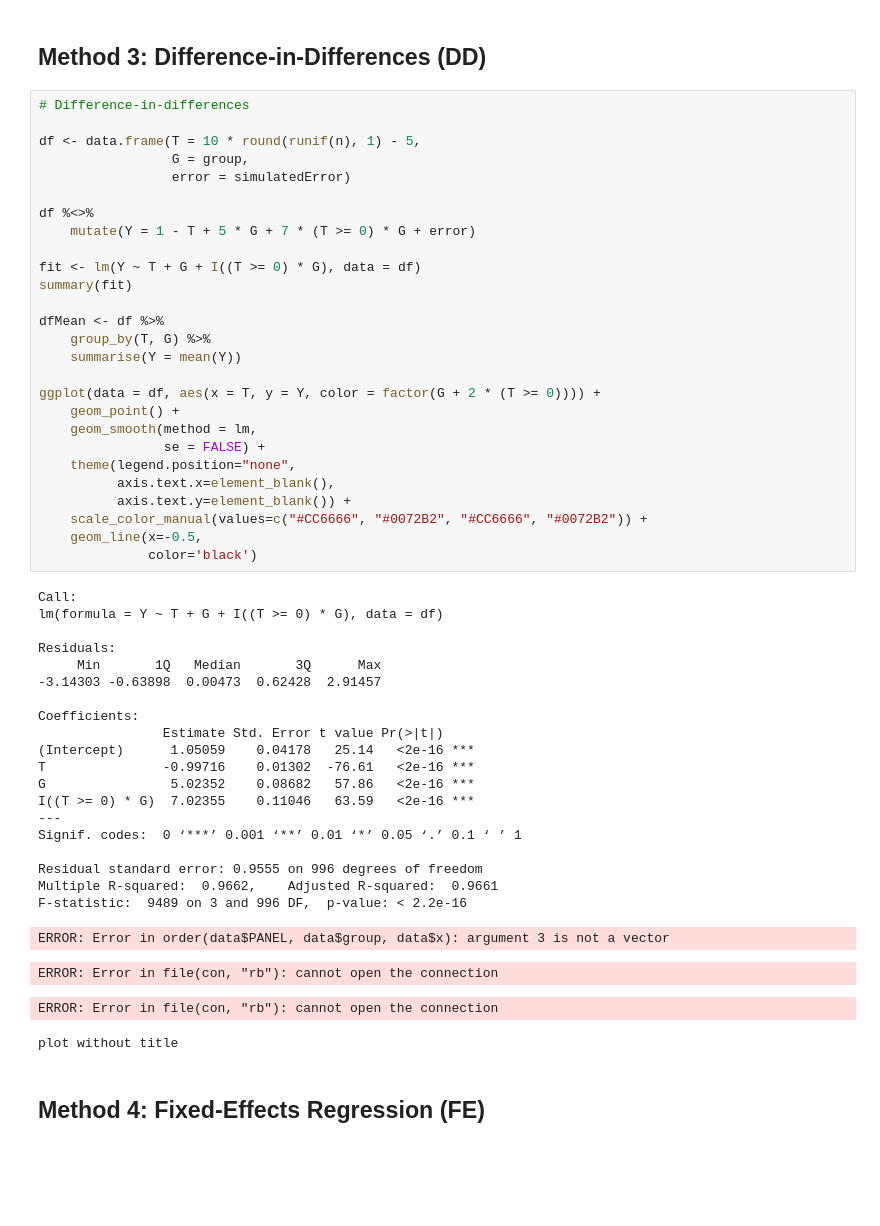
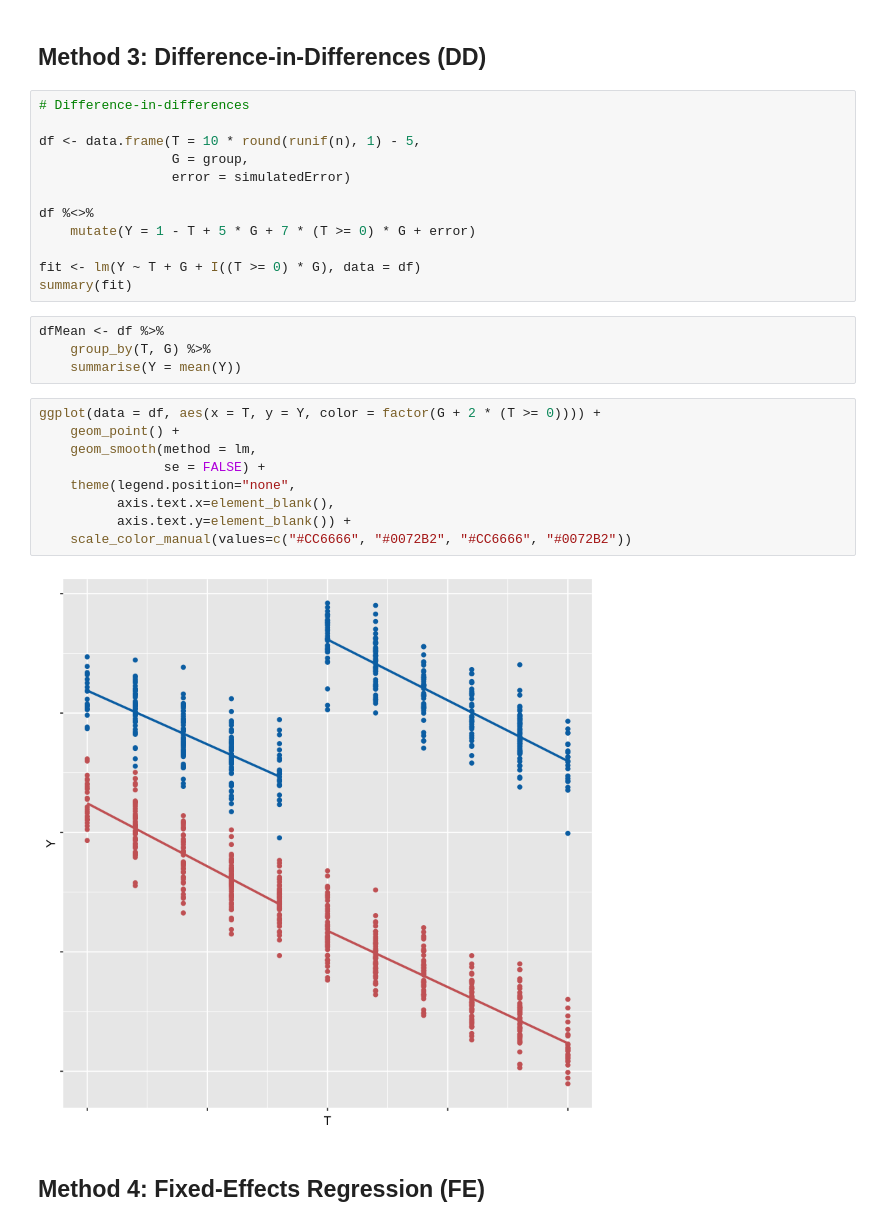
Before and after one commit to TeconomicsBlog/notebooks, a Jupyter notebook: CausalInference.ipynb, the cells around one changed output. Cells and saved outputs as stored; diff of their text form; blank space fills up the shorter version.

```diff
--- a/CausalInference.ipynb
+++ b/CausalInference.ipynb
@@ -149,45 +160,21 @@ df %<>%
 
 fit <- lm(Y ~ T + G + I((T >= 0) * G), data = df)
 summary(fit)
-
-dfMean <- df %>%
-    group_by(T, G) %>%
-    summarise(Y = mean(Y))
-
-ggplot(data = df, aes(x = T, y = Y, color = factor(G + 2 * (T >= 0)))) +
-    geom_point() +
-    geom_smooth(method = lm,
-                se = FALSE) +
-    theme(legend.position="none",
-          axis.text.x=element_blank(),
-          axis.text.y=element_blank()) +
-    scale_color_manual(values=c("#CC6666", "#0072B2", "#CC6666", "#0072B2")) +
-    geom_line(x=-0.5,
-              color='black')
-# %% [output]
-Call:
-lm(formula = Y ~ T + G + I((T >= 0) * G), data = df)
-
-Residuals:
-     Min       1Q   Median       3Q      Max
--3.14303 -0.63898  0.00473  0.62428  2.91457
-
-Coefficients:
-                Estimate Std. Error t value Pr(>|t|)
-(Intercept)      1.05059    0.04178   25.14   <2e-16 ***
-T               -0.99716    0.01302  -76.61   <2e-16 ***
-G                5.02352    0.08682   57.86   <2e-16 ***
-I((T >= 0) * G)  7.02355    0.11046   63.59   <2e-16 ***
----
-Signif. codes:  0 ‘***’ 0.001 ‘**’ 0.01 ‘*’ 0.05 ‘.’ 0.1 ‘ ’ 1
-
-Residual standard error: 0.9555 on 996 degrees of freedom
-Multiple R-squared:  0.9662,    Adjusted R-squared:  0.9661
-F-statistic:  9489 on 3 and 996 DF,  p-value: < 2.2e-16
-ERROR: Error in order(data$PANEL, data$group, data$x): argument 3 is not a vector
-ERROR: Error in file(con, "rb"): cannot open the connection
-ERROR: Error in file(con, "rb"): cannot open the connection
-plot without title
+# %%
+dfMean <- df %>%
+    group_by(T, G) %>%
+    summarise(Y = mean(Y))
+# %%
+ggplot(data = df, aes(x = T, y = Y, color = factor(G + 2 * (T >= 0)))) +
+    geom_point() +
+    geom_smooth(method = lm,
+                se = FALSE) +
+    theme(legend.position="none",
+          axis.text.x=element_blank(),
+          axis.text.y=element_blank()) +
+    scale_color_manual(values=c("#CC6666", "#0072B2", "#CC6666", "#0072B2"))
+# %% [output]
+[figure, added]
 # %% [markdown]
 ## Method 4: Fixed-Effects Regression (FE)
 # %%
```
Also changed, not shown: parts of 2 cells of this notebook.
